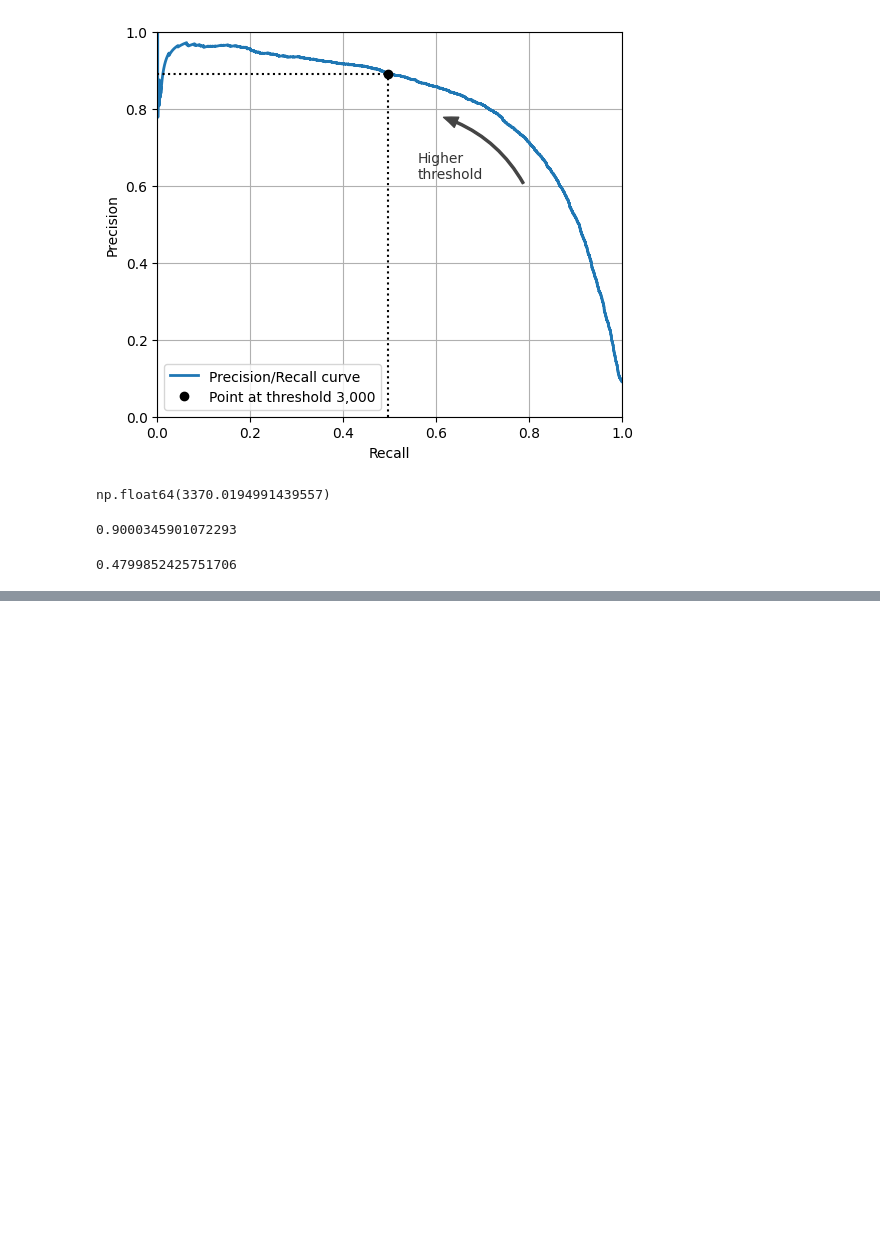
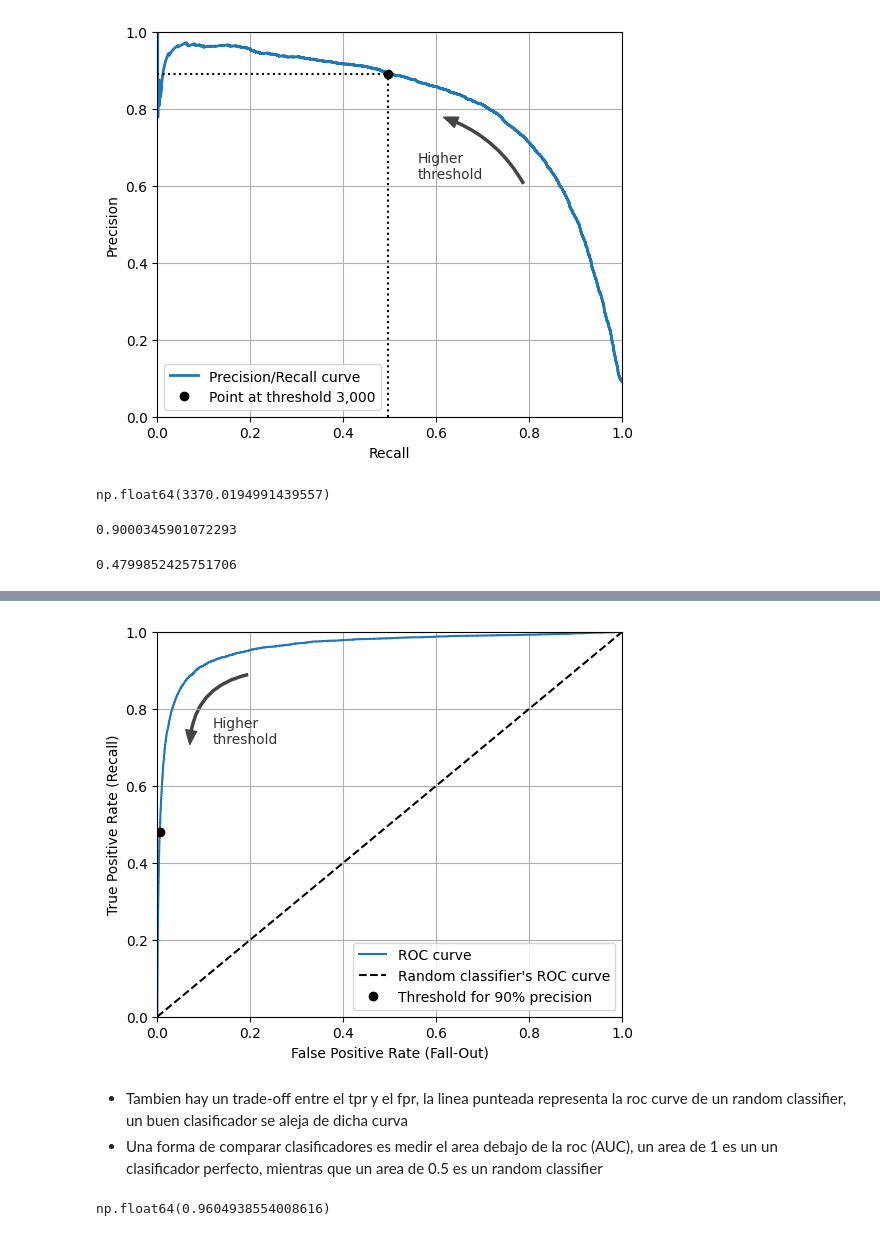
Before and after one commit to simon8889/ML-studying-notes, a Jupyter notebook: 03_classification.ipynb, the cells around one changed output, grey strips where cells are left out. Cells and saved outputs as stored; diff of their text form; code cells hidden in the pictures; blank space fills up the shorter version.

Commit message:
Ch3: The Roc curve

```diff
--- a/03_classification.ipynb
+++ b/03_classification.ipynb
@@ -486,0 +564,38 @@ recall_at_90_precision
+# %%
+from sklearn.metrics import roc_curve
+
+fpr, tpr, thresholds = roc_curve(y_train_5, y_scores)
+# %%
+idx_for_threshold_at_90 = (thresholds <= threshold_for_90_precision).argmax()
+tpr_90, fpr_90 = tpr[idx_for_threshold_at_90], fpr[idx_for_threshold_at_90]
+
+plt.figure(figsize=(6, 5))
+plt.plot(fpr, tpr, label="ROC curve")
+plt.plot([0, 1], [0, 1], "k--", label="Random classifier's ROC curve")
+plt.plot([fpr_90], [tpr_90], "ko",label="Threshold for 90% precision")
+
+plt.gca().add_patch(patches.FancyArrowPatch(
+	(0.2, 0.89), (0.07, 0.7),
+	connectionstyle="arc3, rad=.4",
+	arrowstyle="Simple, tail_width=1.5, head_width=8, head_length=10",
+	color="#444444"
+))
+plt.text(0.12, 0.71 , "Higher\nthreshold", color="#333333")
+
+plt.axis([0, 1, 0, 1])
+plt.xlabel("False Positive Rate (Fall-Out)")
+plt.ylabel("True Positive Rate (Recall)")
+plt.grid()
+plt.legend()
+plt.show()
+# %% [output]
+[figure, added]
+# %% [markdown]
+- Tambien hay un trade-off entre el tpr y el fpr, la linea punteada representa la roc curve de un random classifier, un buen clasificador se aleja de dicha curva
+- Una forma de comparar clasificadores es medir el area debajo de la roc (AUC), un area de 1 es un un clasificador perfecto, mientras que un area de 0.5 es un random classifier
+# %%
+from sklearn.metrics import roc_auc_score
+
+roc_auc_score(y_train_5, y_scores)
+# %% [output]
+np.float64(0.9604938554008616)
```
Also changed, not shown: parts of 12 cells of this notebook.
